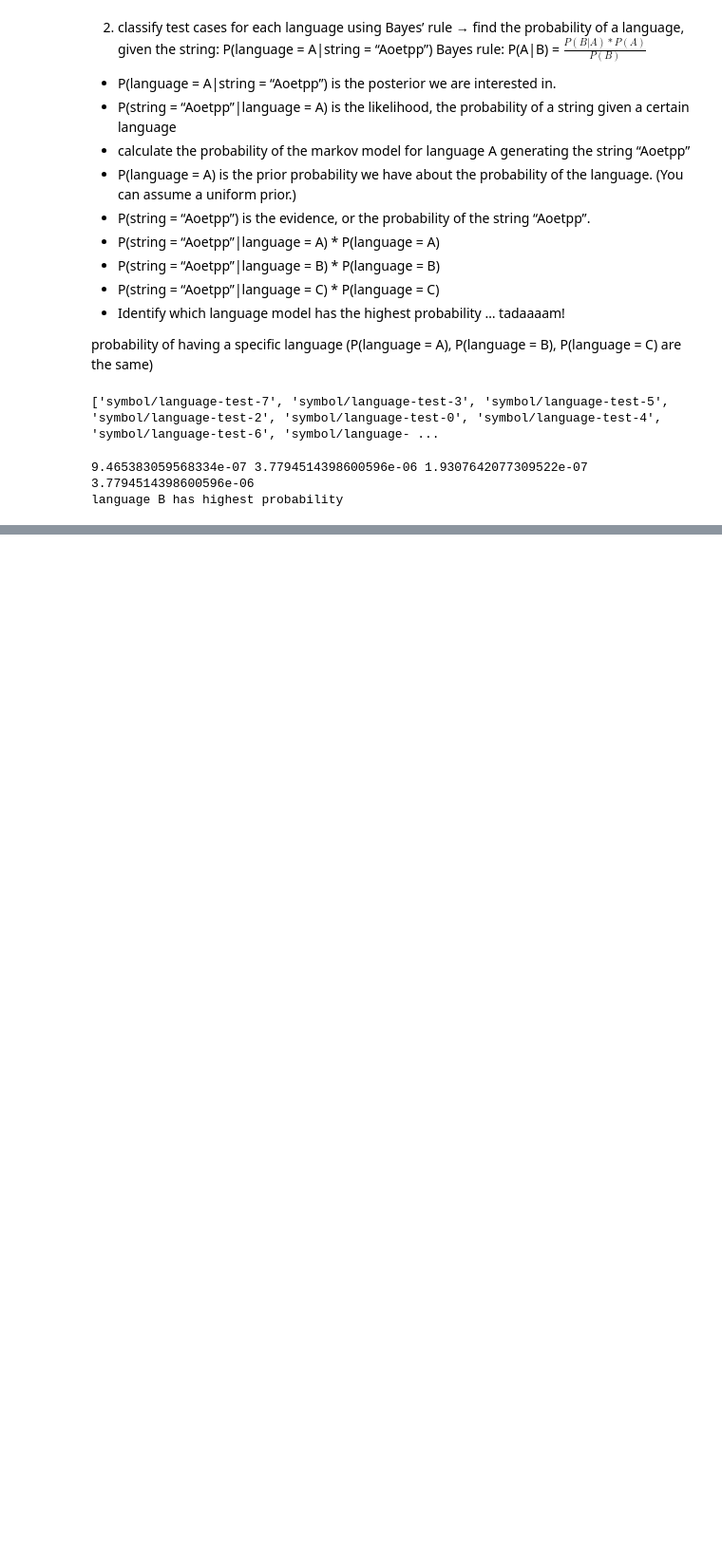
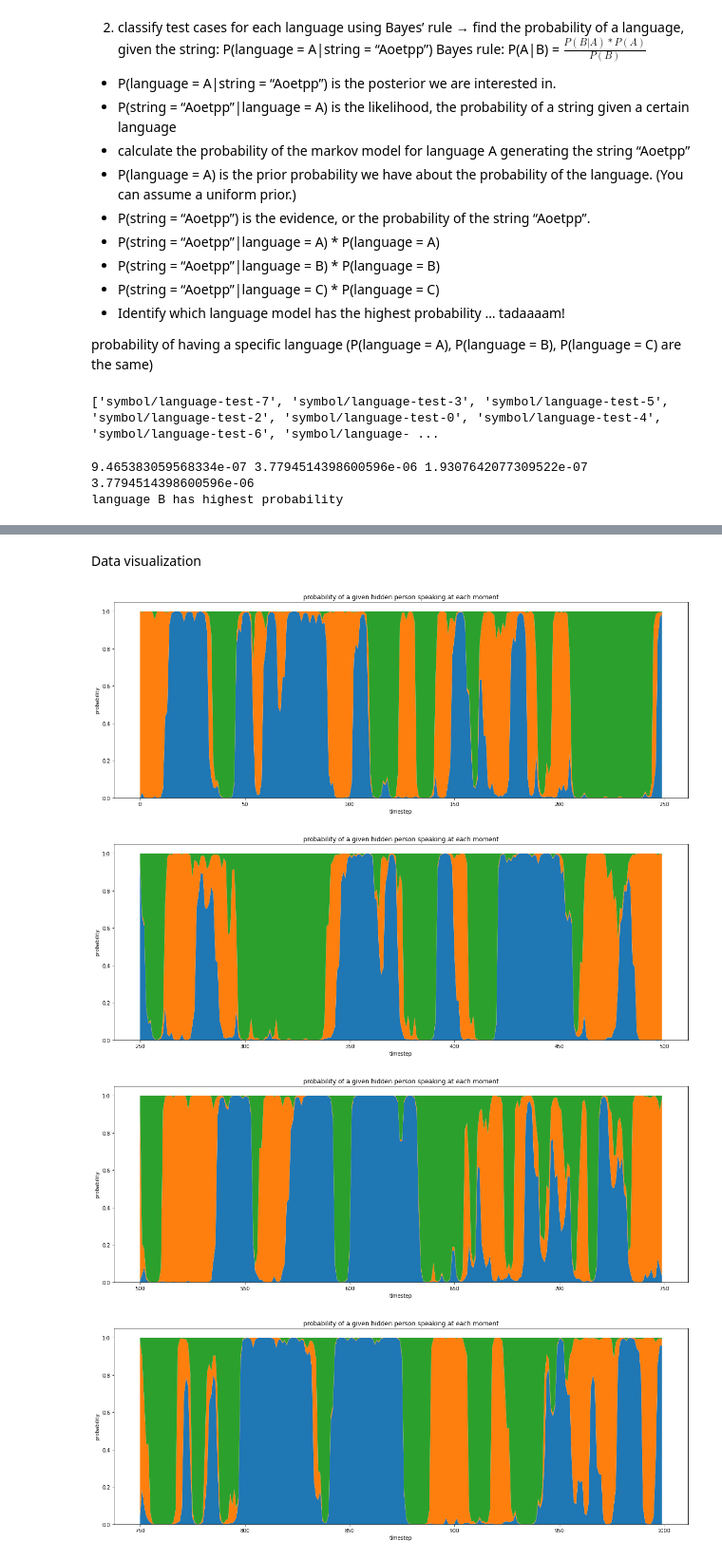
Before and after one commit to Jeongwoo-KGI/sides-and-school, a Jupyter notebook: NLP_Markov_Models_JWP.ipynb, the cells around one changed output, grey strips where cells are left out. Shown at 95% size. Saved outputs shown, nothing was run; the diff lists cells and outputs as text; code cells hidden in the pictures; blank space fills up the shorter version.

```diff
--- a/NLP_Markov_Models_JWP.ipynb
+++ b/NLP_Markov_Models_JWP.ipynb
@@ -282,0 +433,25 @@ language B has highest probability
+# %%
+letters = ['A','o','e','t','p','g','k']
+sym = {letters[i]: i for i in range(len(letters))}
+
+def pipe(symbols):
+  paths = symbols
+  temp = []
+  for path in paths:
+    with io.open(path) as f:
+      temp.append(f.read())
+  trans_mat = np.zeros((len(sym), len(sym)), dtype = np.float16)
+  initial = np.zeros(len(sym), dtype=np.float16)
+  for i in temp:
+    initial_ = sym[i[0]]
+    initial[initial_] += 1
+    for (m,n) in zip(i,i[1:]):
+      j, k = sym[m], sym[n]
+      trans_mat[j,k] += 1
+  initial = initial/initial.sum()
+  trans_mat = trans_mat/trans_mat.sum(axis = 1)[:,np.newaxis]
+  return initial, trans_mat
+
+languages = ['langA', 'langB', 'langC']
+transitions = {'langA':pipe(langA)[1], 'langB':pipe(langB)[1], 'langC':pipe(langC)[1]}
+initials = {'langA':pipe(langA)[1], 'langB':pipe(langB)[1], 'langC':pipe(langC)[1]}
@@ -282,0 +503,8 @@ language B has highest probability
+# %%
+encoded = np.array([sym[j] for j in text])
+t_matrix = np.array([[0.9,0.05,0.05],[0.05,0.9,0.05],[0.05,0.05,0.9]])
+init = np.array([1,1,1])
+hmm = MultinomialHMM(n_components=3, transmat_prior = t_matrix, startprob_prior = init, random_state = 42, n_iter = 1000)
+# %%
+hmm.fit(encoded.reshape(-1,1))
+hidden = hmm.predict(encoded.reshape(-1,1))
@@ -282,0 +534,16 @@ language B has highest probability
+# %% [markdown]
+Data visualization
+# %%
+for i in range(0, 800, 250):
+  plt.figure(figsize = (20,7))
+  limit = i+250
+  plt.stackplot(range(i,limit), hmm.predict_proba(encoded.reshape(-1,1))[i:limit,0].T,hmm.predict_proba(encoded.reshape(-1,1))[i:limit,1].T,hmm.predict_proba(encoded.reshape(-1,1))[i:limit,2].T,labels = ['A','B','C'])
+  plt.title('probability of a given hidden person speaking at each moment')
+  plt.xlabel('timestep')
+  plt.ylabel('probability')
+  plt.show()
+# %% [output]
+[figure, added]
+[figure, added]
+[figure, added]
+[figure, added]
```
Also changed, not shown: parts of 16 cells of this notebook.
